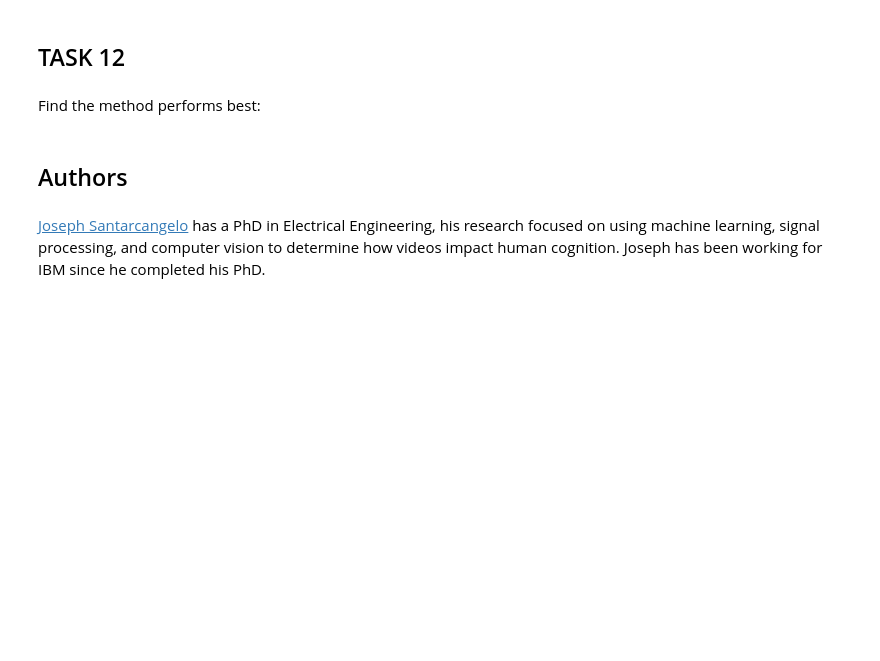
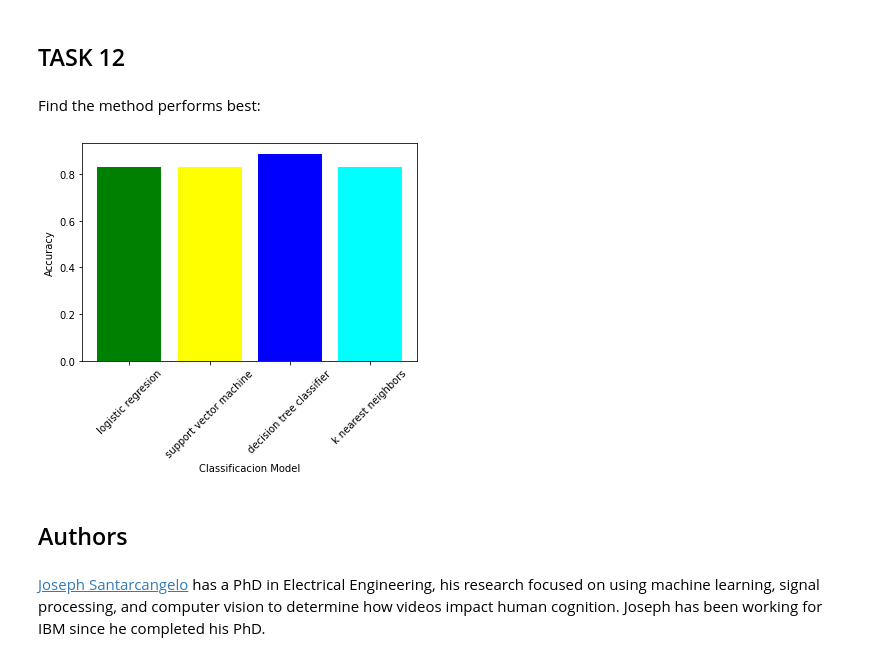
Before and after one commit to JessicaMarino/dataScience_repo, a Jupyter notebook: SpaceX_Machine Learning Prediction_Part_5.ipynb, the cells around one changed output. Cells and saved outputs as stored; diff of their text form; code cells hidden in the pictures; blank space fills up the shorter version.

```diff
--- a/SpaceX_Machine Learning Prediction_Part_5.ipynb
+++ b/SpaceX_Machine Learning Prediction_Part_5.ipynb
@@ -206,7 +207,7 @@ Calculate the accuracy on the test data using the method <code>score</code>:
 from sklearn import metrics
 
 yhat=logreg_cv.predict(X_test)
-accuracy1 = metrics.accuracy_score(y_test,yhat)
+acc_logreg = metrics.accuracy_score(Y_test,yhat)
 
-print("Test set Accuracy: ",accuracy1)
+print("Test set accuracy: ",acc_logreg)
 # %% [output]
@@ -250,9 +251,9 @@ accuracy : 0.8482142857142856
 Calculate the accuracy on the test data using the method <code>score</code>:
 # %%
 yhat=svm_cv.predict(X_test)
-accuracy2 = metrics.accuracy_score(y_test,yhat)
+acc_svm = metrics.accuracy_score(Y_test,yhat)
 
-print("Test set Accuracy: ",accuracy2)
+print("Test set Accuracy: ",acc_svm)
 # %% [output]
 Test set Accuracy:  0.8333333333333334
 # %% [markdown]
@@ -298,7 +299,7 @@ accuracy : 0.875
 Calculate the accuracy of tree_cv on the test data using the method <code>score</code>:
 # %%
 yhat=tree_cv.predict(X_test)
-accuracy3 = metrics.accuracy_score(y_test,yhat)
+acc_tree = metrics.accuracy_score(Y_test,yhat)
 
-print("Test set Accuracy: ",accuracy3)
+print("Test set Accuracy: ",acc_tree)
 # %% [output]
@@ -339,9 +340,9 @@ accuracy : 0.8482142857142858
 Calculate the accuracy of tree_cv on the test data using the method <code>score</code>:
 # %%
 yhat=knn_cv.predict(X_test)
-accuracy4= metrics.accuracy_score(y_test,yhat)
+acc_knn= metrics.accuracy_score(Y_test,yhat)
 
-print("Test set Accuracy: ",accuracy4)
+print("Test set Accuracy: ",acc_knn)
 # %% [output]
 Test set Accuracy:  0.8333333333333334
 # %% [markdown]
@@ -354,6 +355,32 @@ plot_confusion_matrix(Y_test,yhat)
 ## TASK  12
 # %% [markdown]
 Find the method performs best:
+# %%
+
+
+
+# Libraries
+import numpy as np
+import matplotlib.pyplot as plt
+
+# Make a dataset:
+accuracy = [acc_logreg, acc_svm, acc_tree, acc_knn]
+bars = ('logistic regresion','support vector machine','decision tree classifier','k nearest neighbors')
+y_pos = np.arange(len(bars))
+
+# Create bars
+plt.bar(y_pos, accuracy, color=['green', 'yellow', 'blue', 'cyan'])
+
+plt.xlabel('Classificacion Model')
+plt.ylabel('Accuracy')
+
+# Create names on the x-axis
+plt.xticks(y_pos, bars, rotation=45)
+
+# Show graphic
+plt.show()
+# %% [output]
+[figure, added]
 # %% [markdown]
 ## Authors
 # %% [markdown]
```
Also changed, not shown: parts of 5 cells of this notebook.
